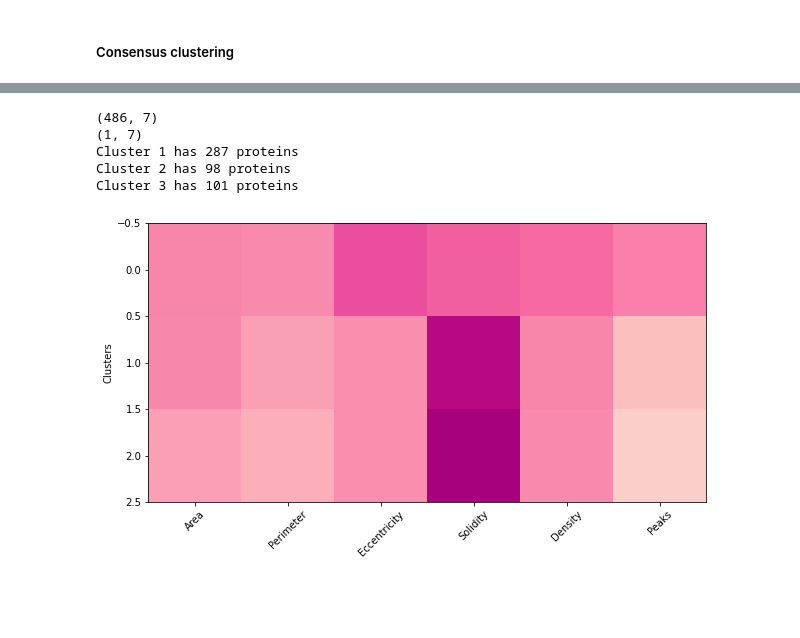
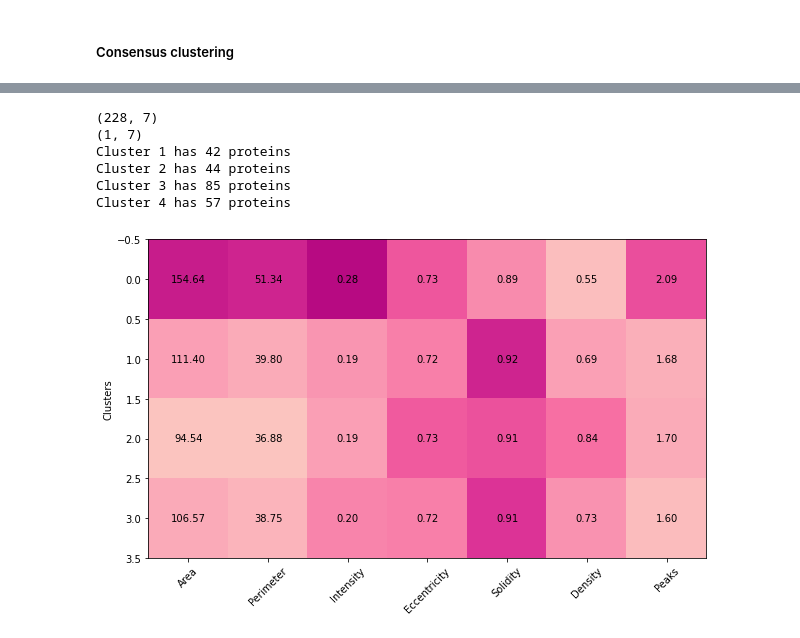
Before and after one commit to FLClab/STED-FM, a Jupyter notebook: experiments/diffusion-experiments/notebooks/als_multidim.ipynb, the cells around one changed output, grey strips where cells are left out. Cells and saved outputs as stored; diff of their text form; code cells hidden in the pictures; blank space fills up the shorter version.

Commit message:
update(): more als experiments

```diff
--- a/experiments/diffusion-experiments/notebooks/als_multidim.ipynb
+++ b/experiments/diffusion-experiments/notebooks/als_multidim.ipynb
@@ -289,8 +289,8 @@ def extract_features(file, max_nn=224.0, show=False):
     props = measure.regionprops(mask_label, intensity_image=image)
     filtered_props = []
     for p in props:
-        if p.mean_intensity >= 0.09:
-            filtered_props.append(p)
+        # if p.mean_intensity >= 0.09:
+        filtered_props.append(p)
     # print(f"Removed {len(props) - len(filtered_props)} proteins")
     props = filtered_props
     coordinates = np.array([p.weighted_centroid for p in props])
@@ -361,7 +361,7 @@ def extract_deep_features(file, show=False):
         latent = latent.cpu().numpy().flatten()
     return latent
 
-def gen_trajectory(files, per_protein=False, max_nn=224.0, extract_deep=False, timestep_idx:int = -1):
+def gen_trajectory(files, per_protein=False, max_nn=30.0, extract_deep=False, timestep_idx:int = -1):
     trajectories = defaultdict(list)
     print(f"Processing {len(files)} files")
     for file in files:
@@ -843,7 +880,7 @@ baseline = np.zeros((1, 7))
 for f, feature_name in enumerate(FEATURES):
     feature_trajectory = []
     feature_errors = []
-    for t, tstep in enumerate([5, 4, 3, 2, 1, 0][::-1]):
+    for t, tstep in enumerate([0, 1, 2, 3, 4]):
         mask = np.where(timesteps_real == tstep)[0]
         feature = features_real[mask, :]
         feat = feature[:, f]
@@ -868,4 +905,5 @@ for f, feature_name in enumerate(FEATURES):
         )
     ax.fill_between(np.arange(0, feature_trajectory.shape[0], 1), feature_trajectory - feature_errors, feature_trajectory + feature_errors, color=cmap(f), alpha=0.25)
 plt.show()
+fig.savefig(f"./div12-div25/average_real.pdf", bbox_inches="tight")
 # %% [output]
@@ -1002,13 +1043,13 @@ deep_trajectories = deep_trajectories.reshape(-1, deep_trajectories.shape[-1])
 scaler = StandardScaler()
 deep_trajectories = scaler.fit_transform(deep_trajectories)
 unique_names = list(sorted(set(timesteps_per_condition)))
-print(unique_names)
+
 timesteps = np.array([unique_names.index(name) for name in timesteps_per_condition])
 
 D = big_matrix
 distances = distance.cdist(D, D)
 mask = np.triu(np.ones_like(distances, dtype=bool)) * np.invert(np.eye(len(distances), dtype=bool))
-dendrogram_distance = np.quantile(distances[mask], q=0.50)
+dendrogram_distance = np.quantile(distances[mask], q=0.40)
 print(dendrogram_distance)
 
 Y = hierarchy.linkage(D, method="average", metric="euclidean")
@@ -1067,7 +1108,7 @@ axmatrix.set_yticks([])
 fig.gca().invert_xaxis()
 
 plt.show()
-# fig.savefig(f"./als-experiment/{CHANNEL}/figure_panels/dendrogram.pdf", bbox_inches="tight")
+fig.savefig(f"./div12-div25/dendrogram.pdf", bbox_inches="tight")
 plt.close(fig)
 
 uniques = np.unique(labels)
@@ -1084,7 +1125,7 @@ proportions = proportions / np.sum(proportions, axis=1, keepdims=True)
 
 fig = plt.figure(figsize=(10, 10))
 ax = fig.add_subplot(111)
-ax.imshow(proportions, vmin=0, vmax=1.0, cmap="RdPu")
+ax.imshow(proportions, vmin=0, vmax=0.5, cmap="RdPu")
 for j in range(proportions.shape[1]):
     for i in range(proportions.shape[0]):
         ax.text(j, i, f"{proportions[i, j]:.2f}", ha="center", va="center", color="black")
@@ -1092,5 +1133,5 @@ ax.set(
     xlabel="Clusters", ylabel="Steps"
 )
 plt.show()
-# fig.savefig(f"./als-experiment/{CHANNEL}/figure_panels/proportions.pdf", bbox_inches="tight")
+fig.savefig(f"./div12-div25proportions.pdf", bbox_inches="tight")
 # %% [output]
@@ -1137,8 +1177,8 @@ class MaskedMinMaxScaler:
             raise ValueError("Scaler has not been fitted yet")
 
         print(self.min.shape)
-        X = (X - self.min) / (self.max - self.min)
-        return X
+        X_transformed = (X - self.min) / (self.max - self.min)
+        return X_transformed, X
 
 trajectories = np.array(trajectories_per_condition)
 trajectories = trajectories.reshape(-1, trajectories.shape[-1])
@@ -1147,45 +1187,54 @@ print(trajectories.shape)
 # scaler = StandardScaler()
 # trajectories = scaler.fit_transform(deep_trajectories)
 
 
 scaler = MaskedMinMaxScaler()
 
 # trajectories = scaler.fit_transform(trajectories, [f not in ["Eccentricity", "Solidity"] for f in final_features])
-trajectories = scaler.fit_transform(trajectories, [True for _ in FEATURES])
+trajectories, original = scaler.fit_transform(trajectories, [True for _ in FEATURES])
 
 
 deep_trajectories = np.array(deep_trajectories_per_condition)
 deep_trajectories = deep_trajectories.reshape(-1, deep_trajectories.shape[-1])
 
 unique_labels = np.unique(labels)
 correlation_matrix = np.zeros((len(unique_labels), trajectories.shape[-1]))
+original_matrix = np.zeros((len(unique_labels), original.shape[-1]))
 
 for i, cluster_id in enumerate(unique_labels):
     mask = labels == cluster_id
     print(f"Cluster {cluster_id} has {np.sum(mask)} proteins")
-    d_traj = deep_trajectories[mask]
+    # d_traj = deep_trajectories[mask]
     t_traj = trajectories[mask]
+    og_traj = original[mask]
     for feature_idx in range(t_traj.shape[-1]):
         correlation_matrix[i, feature_idx] = np.mean(t_traj[:, feature_idx])
+        original_matrix[i, feature_idx] = np.mean(og_traj[:, feature_idx])
 
-final_matrix = np.delete(correlation_matrix, 2, axis=1)
-final_features = np.delete(FEATURES, 2)
+# final_matrix = np.delete(correlation_matrix, 2, axis=1)
+# final_features = np.delete(FEATURES, 2)
 
 
 fig = plt.figure(figsize=(10, 10))
 ax = fig.add_subplot(111)
-ax.imshow(final_matrix, cmap="RdPu", vmin=0, vmax=1)
+ax.imshow(correlation_matrix, cmap="RdPu", vmin=0, vmax=1)
+for i in range(correlation_matrix.shape[0]):
+    for j in range(correlation_matrix.shape[1]):
+        ax.text(j, i, f"{original_matrix[i, j]:.2f}",
+                ha="center", va="center", color="black")
+
 ax.set(ylabel="Clusters")
-ax.set_xticks(np.arange(0, final_matrix.shape[-1], 1), labels=[final_features[i] for i in range(final_matrix.shape[-1])], rotation=45)
+ax.set_xticks(np.arange(0, correlation_matrix.shape[-1], 1), labels=[FEATURES[i] for i in range(correlation_matrix.shape[-1])], rotation=45)
 plt.show()
-# fig.savefig(f"./als-experiment/{CHANNEL}/figure_panels/correlation_matrix.pdf", bbox_inches="tight")
+fig.savefig(f"./div12-div25/subtypes.pdf", bbox_inches="tight")
 # %% [output]
-(486, 7)
+(228, 7)
 (1, 7)
-Cluster 1 has 287 proteins
-Cluster 2 has 98 proteins
-Cluster 3 has 101 proteins
+Cluster 1 has 42 proteins
+Cluster 2 has 44 proteins
+Cluster 3 has 85 proteins
+Cluster 4 has 57 proteins
-[figure, old version]
+[figure, new version]
 # %%
 print("--- Unraveling trajectory embeddings ---")
 unique_real = np.unique(timesteps_real)
```
Also changed, not shown: parts of 13 cells of this notebook.
